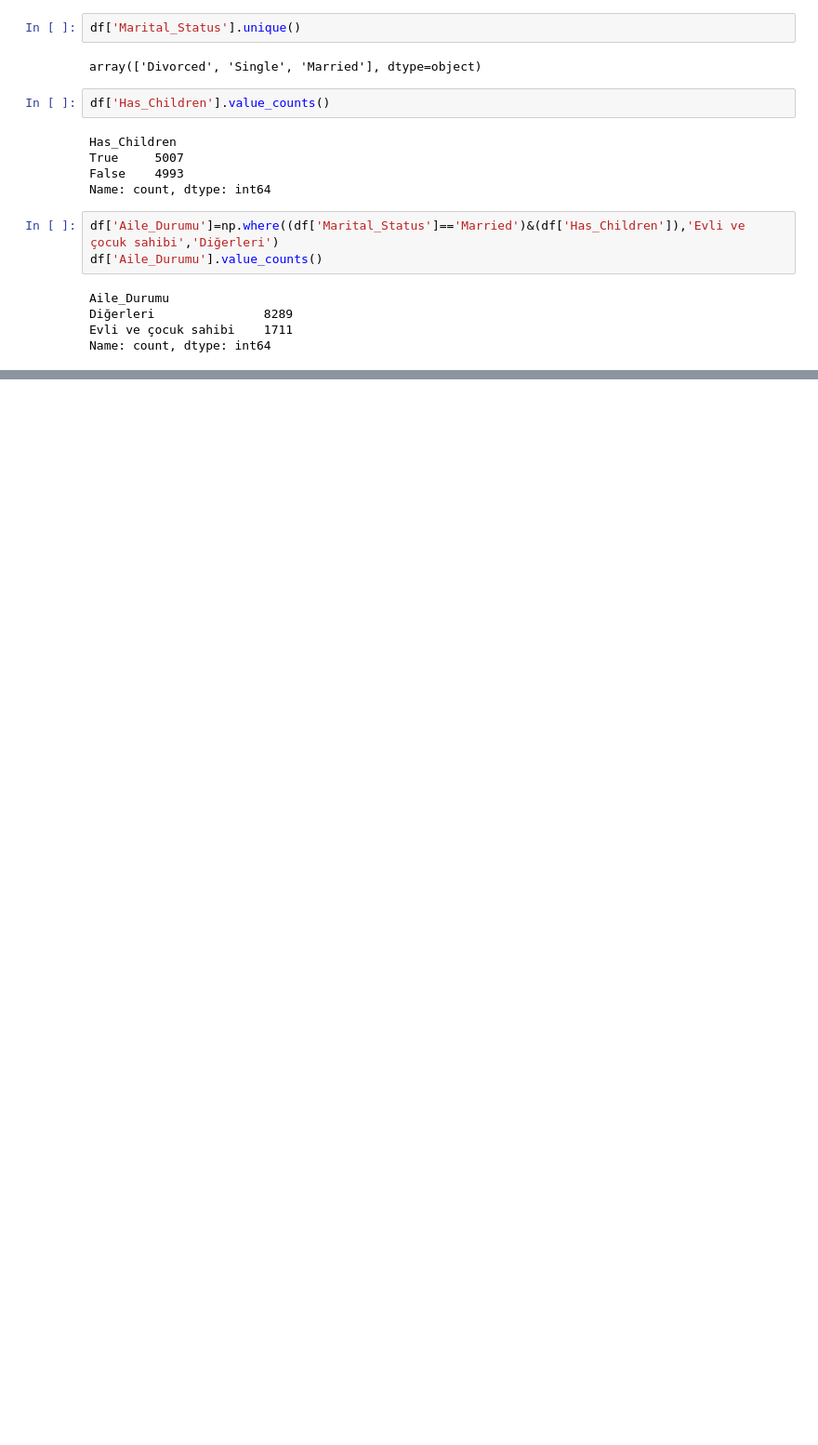
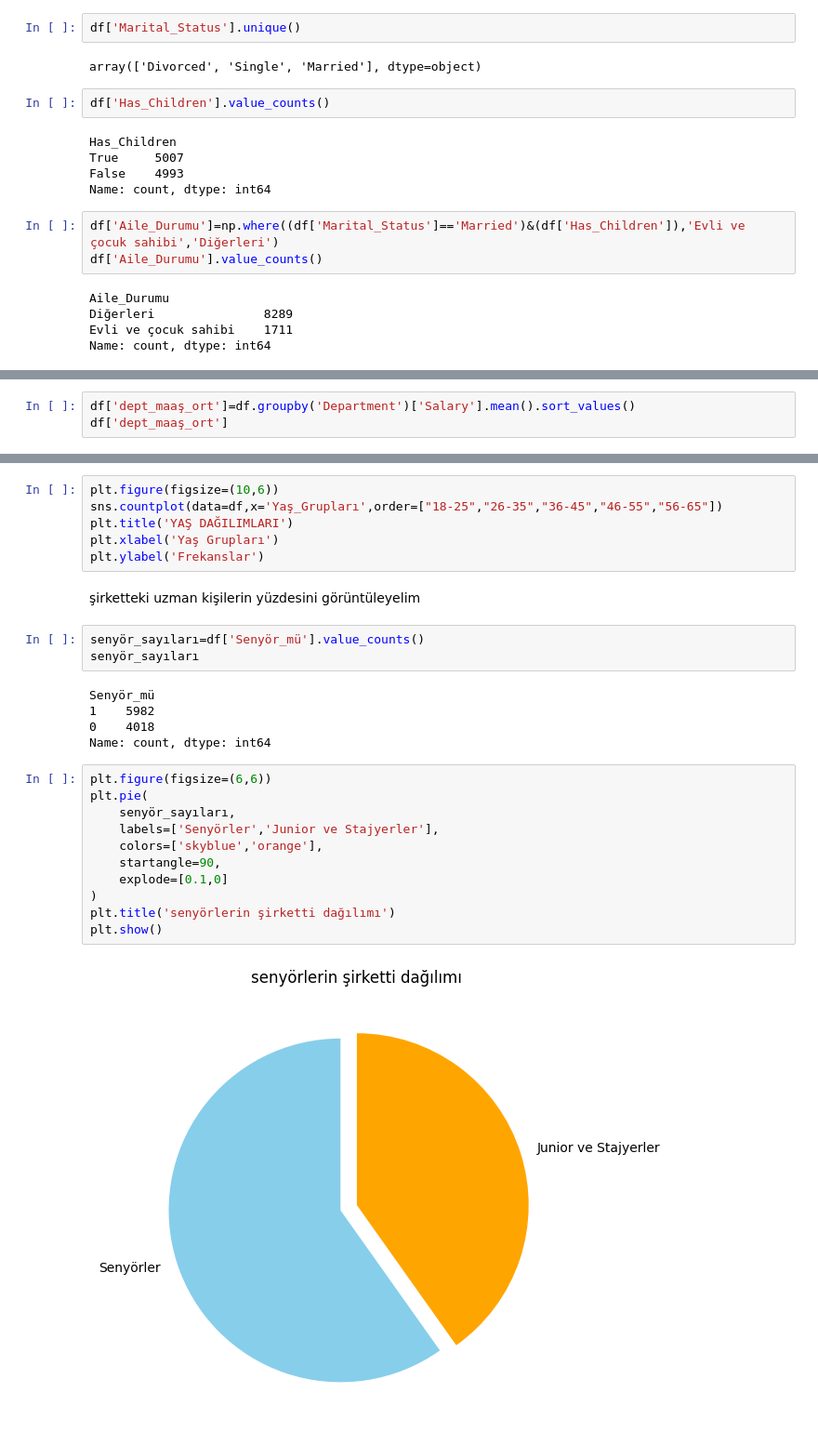
Before and after one commit to KisiselZeynepProjeleri/HR_Analysis_Project, a Jupyter notebook: ht_data_project.ipynb, the cells around one changed output, grey strips where cells are left out. Shown at 93% size. Saved outputs shown, nothing was run; the diff lists cells and outputs as text; blank space fills up the shorter version.

```diff
--- a/ht_data_project.ipynb
+++ b/ht_data_project.ipynb
@@ -321,0 +488,3 @@ Name: count, dtype: int64
+# %%
+df['dept_maaş_ort']=df.groupby('Department')['Salary'].mean().sort_values()
+df['dept_maaş_ort']
@@ -321,0 +504,29 @@ Name: count, dtype: int64
+# %%
+plt.figure(figsize=(10,6))
+sns.countplot(data=df,x='Yaş_Grupları',order=["18-25","26-35","36-45","46-55","56-65"])
+plt.title('YAŞ DAĞILIMLARI')
+plt.xlabel('Yaş Grupları')
+plt.ylabel('Frekanslar')
+# %% [markdown]
+şirketteki uzman kişilerin yüzdesini görüntüleyelim
+# %%
+senyör_sayıları=df['Senyör_mü'].value_counts()
+senyör_sayıları
+# %% [output]
+Senyör_mü
+1    5982
+0    4018
+Name: count, dtype: int64
+# %%
+plt.figure(figsize=(6,6))
+plt.pie(
+    senyör_sayıları,
+    labels=['Senyörler','Junior ve Stajyerler'],
+    colors=['skyblue','orange'],
+    startangle=90,
+    explode=[0.1,0]
+)
+plt.title('senyörlerin şirketti dağılımı')
+plt.show()
+# %% [output]
+[figure, added]
```
Also changed, not shown: parts of 25 cells of this notebook.
